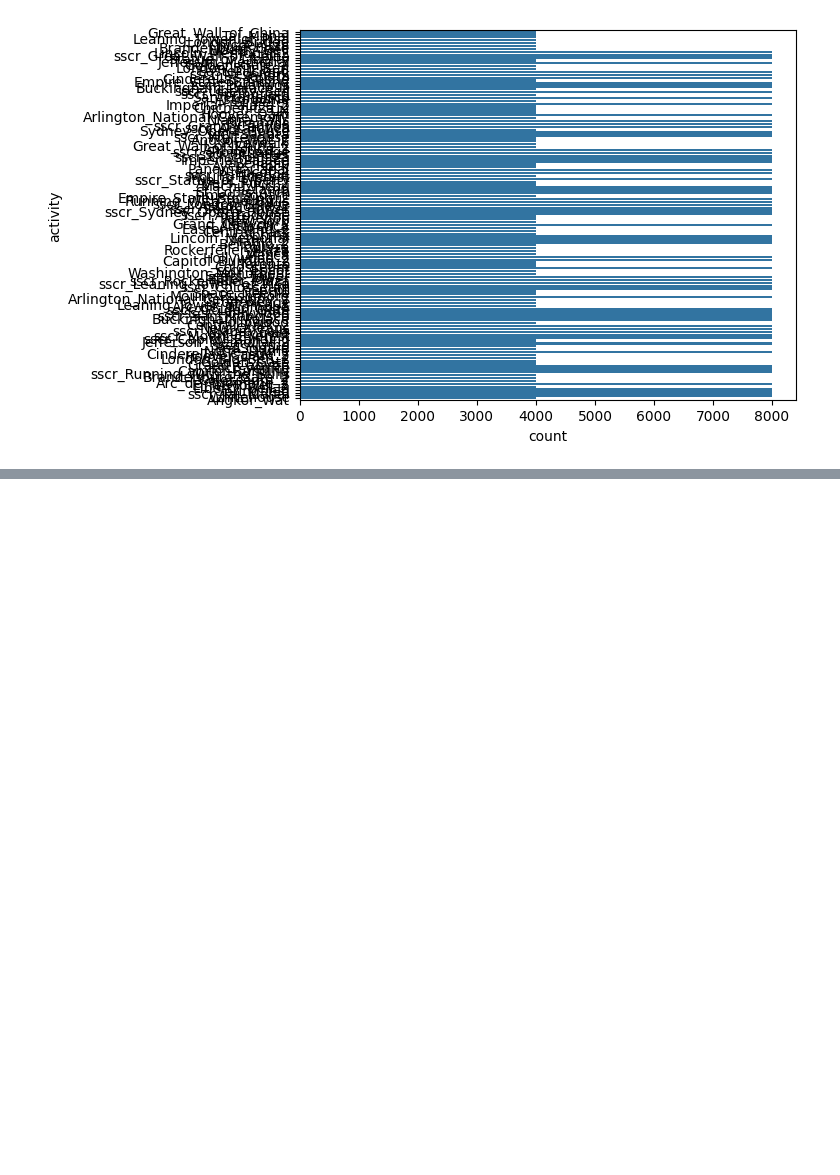
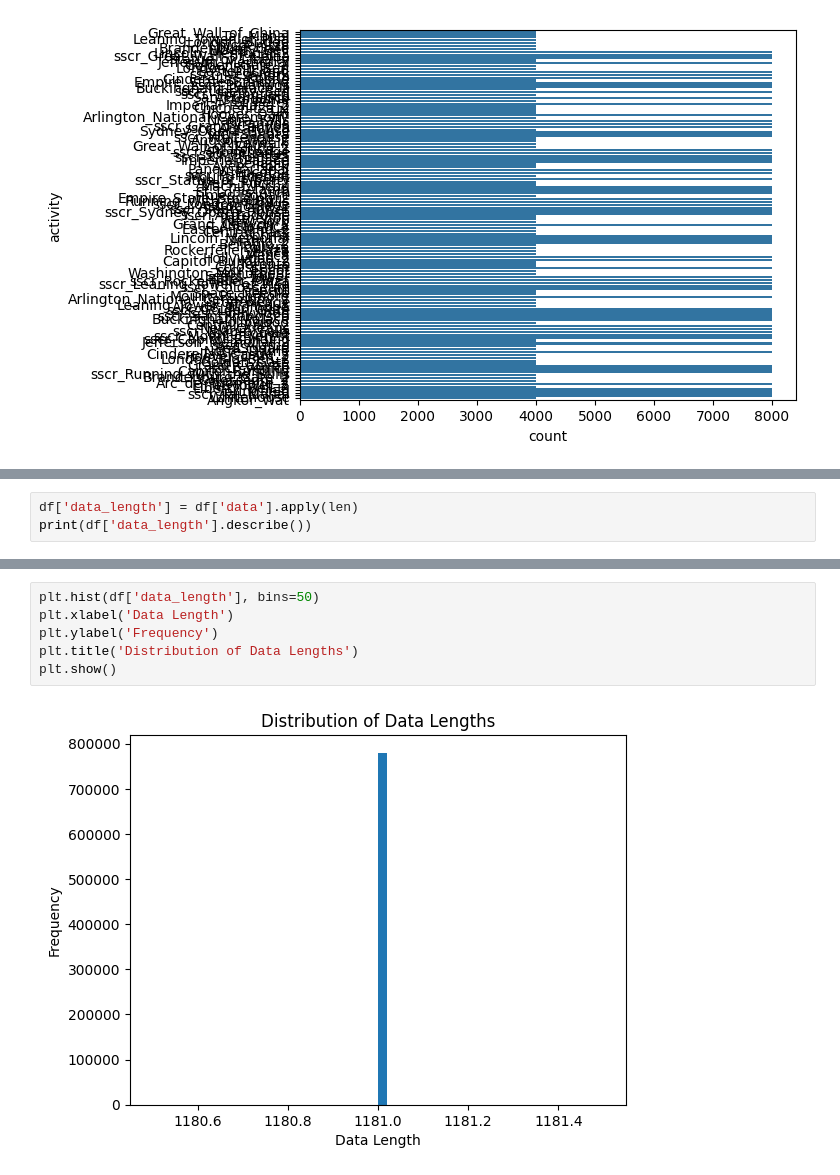
Before and after one commit to alikhan37544/brain_research, a Jupyter notebook: working.ipynb, the cells around one changed output, grey strips where cells are left out. Saved outputs shown, nothing was run; the diff lists cells and outputs as text; blank space fills up the shorter version.

```diff
--- a/working.ipynb
+++ b/working.ipynb
@@ -66,0 +187,3 @@ sns.countplot(data=df, y='activity')
+# %%
+df['data_length'] = df['data'].apply(len)
+print(df['data_length'].describe())
@@ -66,0 +200,8 @@ sns.countplot(data=df, y='activity')
+# %%
+plt.hist(df['data_length'], bins=50)
+plt.xlabel('Data Length')
+plt.ylabel('Frequency')
+plt.title('Distribution of Data Lengths')
+plt.show()
+# %% [output]
+[figure, added]
```
Also changed, not shown: parts of 48 cells of this notebook.
